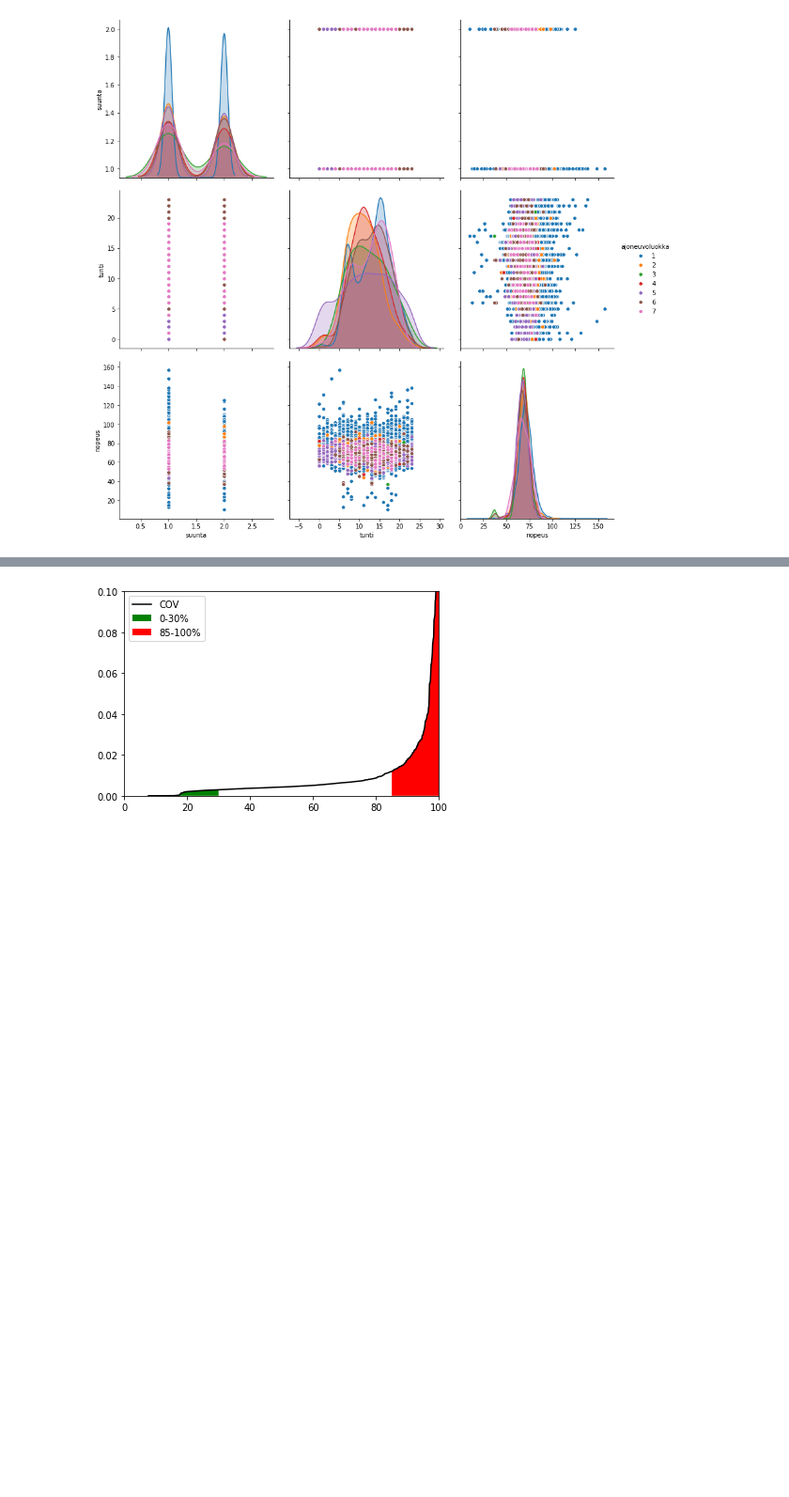
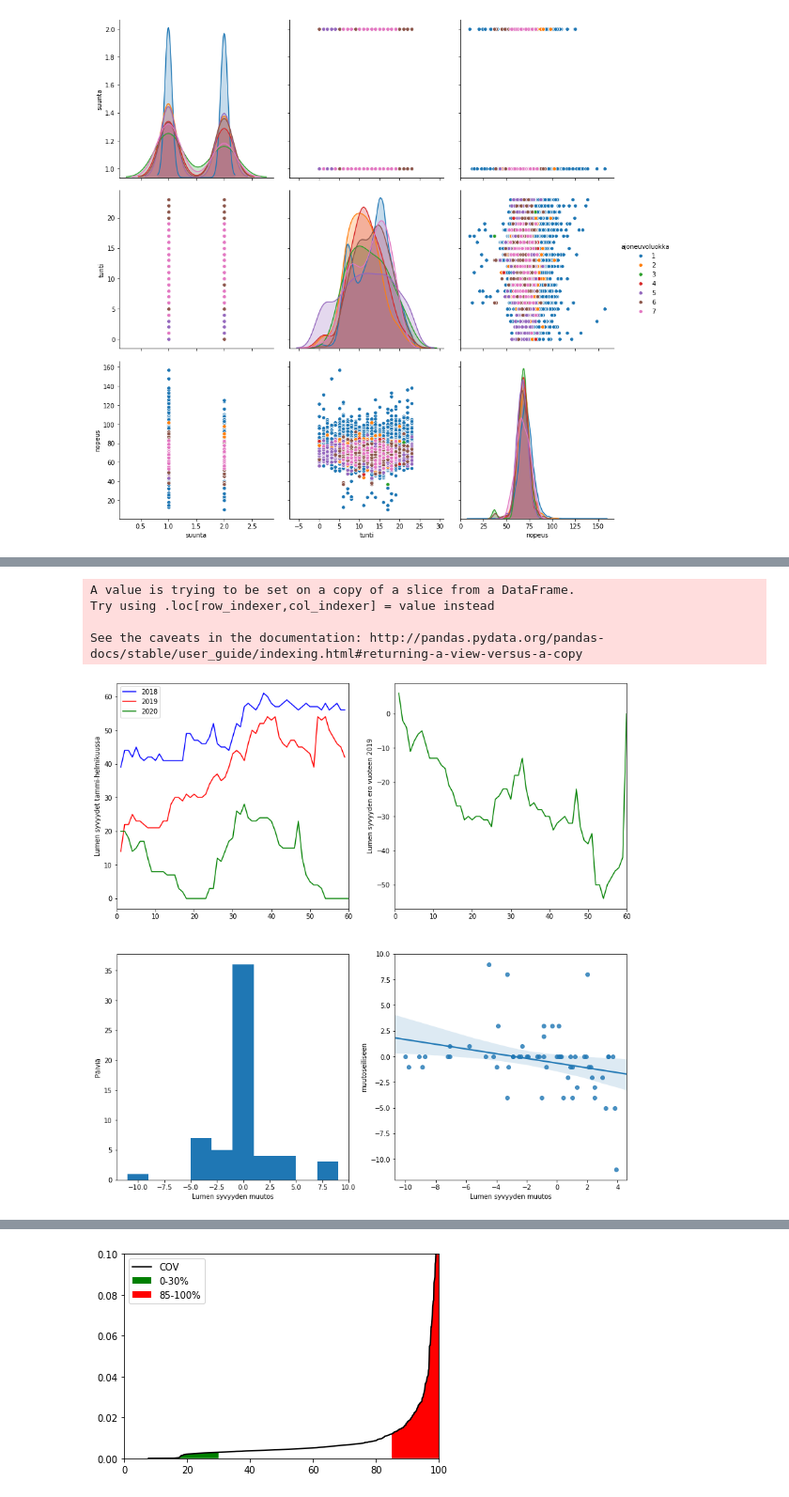
Before and after one commit to TapaniAlastalo/data_analytics, a Jupyter notebook: tehtävät/tapani_alastalo_teh5.ipynb, the cells around one changed output, grey strips where cells are left out. Shown at 94% size. Drawn from its saved outputs; the diff is of its cells as text; code cells hidden in the pictures; blank space fills up the shorter version.

```diff
--- a/tehtävät/tapani_alastalo_teh5.ipynb
+++ b/tehtävät/tapani_alastalo_teh5.ipynb
@@ -168,6 +168,70 @@ Laita kuvion kooksi 14 x 14 tuumaa
 
 Malli (ei tarvitse olla täsmälleen samannäköinen):
 ![malli4](https://student.labranet.jamk.fi/~varpe/datananal2k2020/kerta5/lumet2.png)
+# %%
+import numpy as np
+import pandas as pd
+import matplotlib.pyplot as plt
+import seaborn as sns
+
+df = pd.read_csv('https://student.labranet.jamk.fi/~varpe/datananal2k2020/kerta5/saa_jkl20200229.csv', sep = ',', decimal='.')
+df['Lumensyvyys (cm)'].replace({-1: 0}, inplace=True)
+df = df[(df['Kk'] <= 2) & (df['Vuosi'] >= 2018)]
+
+def laskeMoneskoPv(x):
+    pv = 0
+    if(x['Kk'] == 2):
+        pv += 31
+    return x['Pv'] + pv
+
+df['vuodenpv'] = df.apply(laskeMoneskoPv, axis=1)
+#print(df)
+
+df2 = df.groupby(['Vuosi','vuodenpv'])['Lumensyvyys (cm)', 'Ilman lämpötila (degC)'].max()#.unstack()
+df2 = df2.reset_index()
+#print(df2)
+
+df2018 = df2[df2['Vuosi'] == 2018]
+df2019 = df2[df2['Vuosi'] == 2019]
+df2020 = df2[df2['Vuosi'] == 2020]
+df2020['muutoseiliseen'] = df2020['Lumensyvyys (cm)'] - df2020['Lumensyvyys (cm)'].shift()
+df2020.fillna(0, inplace=True)
+df2020 = df2020.reset_index()
+df2019 = df2019.reset_index()
+df2020['erotus2019'] = df2020['Lumensyvyys (cm)'] - df2019['Lumensyvyys (cm)']
+df2020.fillna(0, inplace=True)
+
+plt.figure(figsize=(14, 14))  # luodaan uusi kuvio, tämä on "nykyinen kuvio".
+
+plt.subplot(2,2,1)  # tehdään nykyiseen kuvioon 2 riviä, 1 sarake -"ruudukko" ja otetaan 1. paikka "nykyiseksi kaavioksi"
+plt.plot(df2018['vuodenpv'], df2018['Lumensyvyys (cm)'], 'b-', label='2018')
+plt.plot(df2019['vuodenpv'], df2019['Lumensyvyys (cm)'], 'r-', label='2019')
+plt.plot(df2020['vuodenpv'], df2020['Lumensyvyys (cm)'], 'g-', label='2020')
+plt.legend(loc='upper left') # lisätään selite "nykyiseen kaavioon"
+plt.xlim(0, 60)
+plt.ylabel('Lumen syvyydet tammi-helmikuussa')
+
+plt.subplot(2,2,2)
+plt.plot(df2020['vuodenpv'], df2020['erotus2019'], 'g-', label='2020')
+plt.xlim(0, 60)
+plt.ylabel('Lumen syvyyden ero vuoteen 2019')
+
+plt.subplot(2,2,3)
+plt.hist(df2020['muutoseiliseen'])
+plt.xlabel('Lumen syvyyden muutos')
+plt.ylabel('Päiviä')
+
+plt.subplot(2,2,4)
+sns.regplot(df2020['Ilman lämpötila (degC)'], df2020['muutoseiliseen'])
+plt.xlabel('Lumen syvyyden muutos')
+
+plt.show()
+# %% [output]
+A value is trying to be set on a copy of a slice from a DataFrame.
+Try using .loc[row_indexer,col_indexer] = value instead
+
+See the caveats in the documentation: http://pandas.pydata.org/pandas-docs/stable/user_guide/indexing.html#returning-a-view-versus-a-copy
+[figure, added]
 # %% [markdown]
 ## 5. Variaatiokerroin
 
```
Also changed, not shown: 1 other file.
